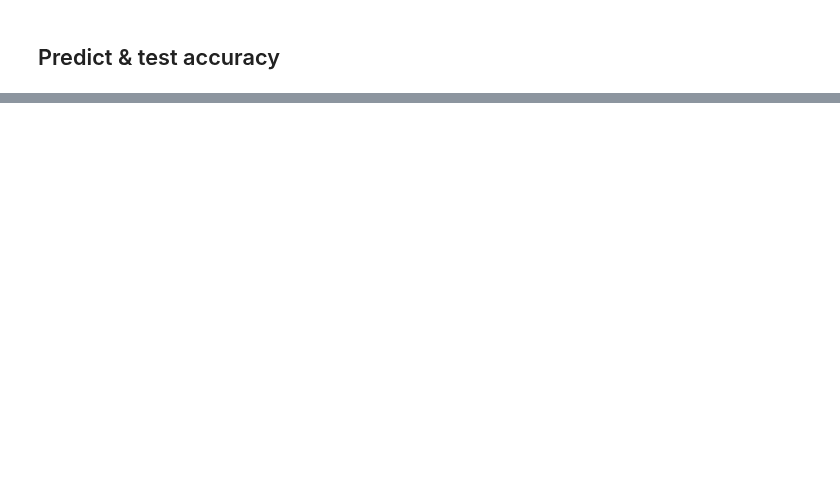
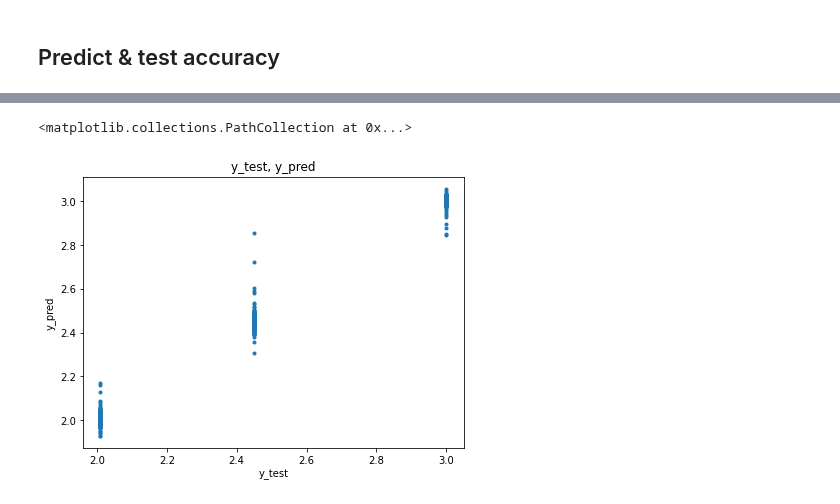
Before and after one commit to yossi-cohen/preferential-attachment, a Jupyter notebook: notebooks/yulesimon-dnn.ipynb, the cells around one changed output, grey strips where cells are left out. Drawn from its saved outputs; the diff is of its cells as text; code cells hidden in the pictures; blank space fills up the shorter version.

```diff
--- a/notebooks/yulesimon-dnn.ipynb
+++ b/notebooks/yulesimon-dnn.ipynb
@@ -353,0 +354,8 @@ average abs_residuals: 0.0169006902138392
+# %%
+plt.figure(figsize=(15, 5))
+ax2 = plt.subplot(1, 2, 2)
+plt.gca().set(title='y_test, y_pred', xlabel='y_test', ylabel='y_pred')
+plt.scatter(y_test, y_pred, marker='.')
+# %% [output]
+<matplotlib.collections.PathCollection at 0x...>
+[figure, added]
```
Also changed, not shown: parts of 3 cells of this notebook.
